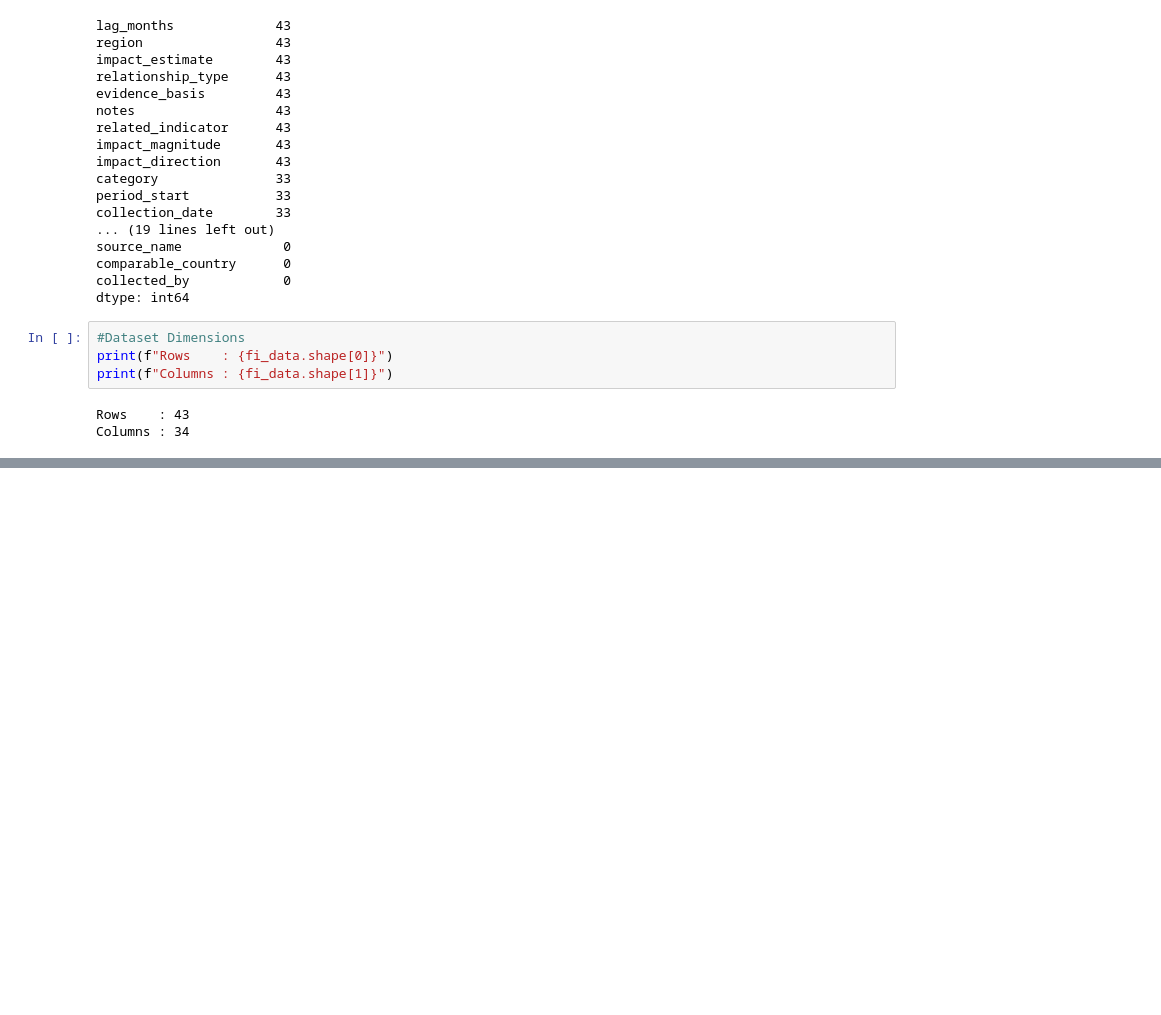
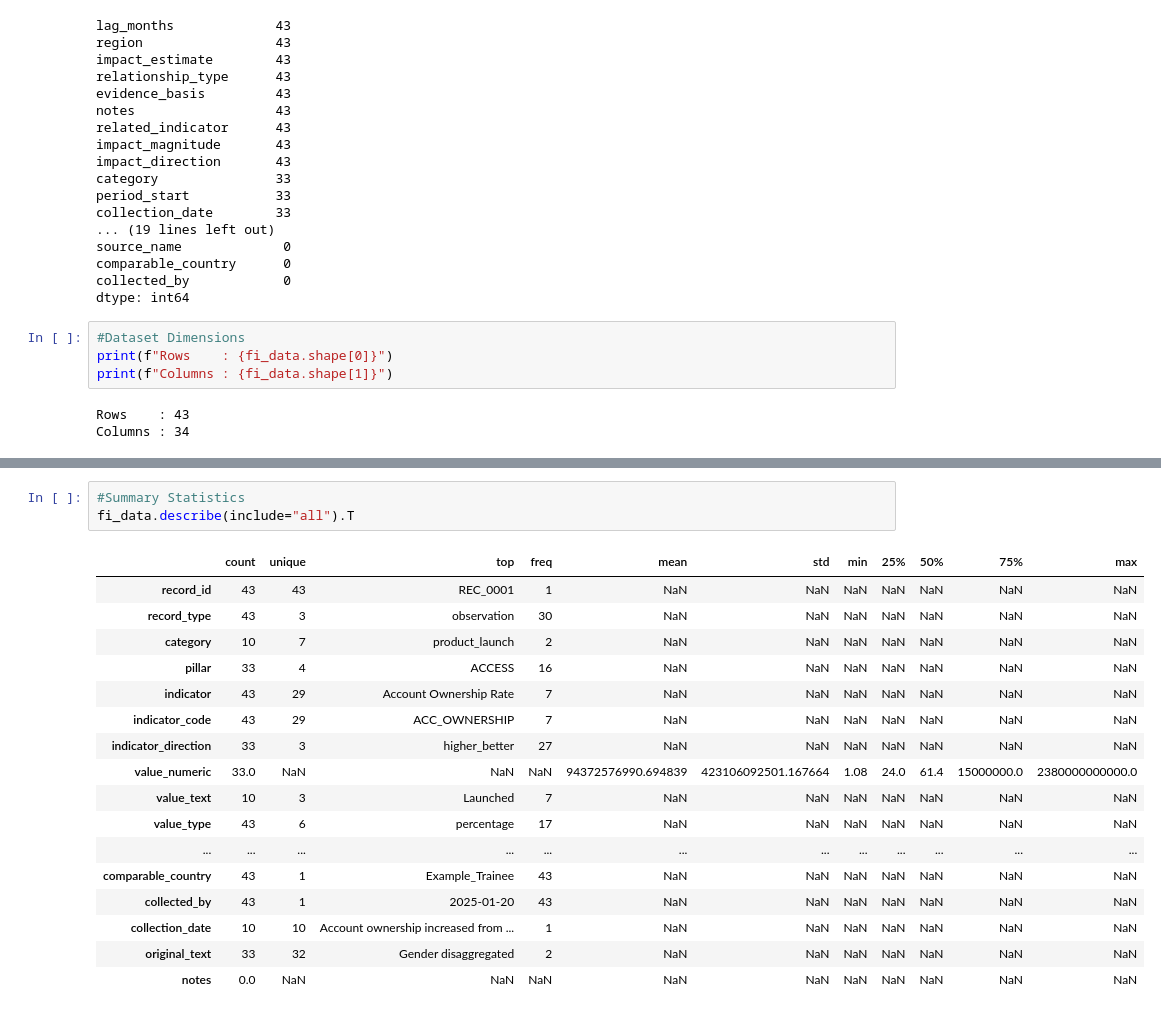
Before and after one commit to senayemekdes/ethiopia-fi-forecast, a Jupyter notebook: ethiopia-fi-forecast/notebooks/task_1_data_exploration.ipynb, the cells around one changed output, grey strips where cells are left out. Cells and saved outputs as stored; diff of their text form; blank space fills up the shorter version.

```diff
--- a/ethiopia-fi-forecast/notebooks/task_1_data_exploration.ipynb
+++ b/ethiopia-fi-forecast/notebooks/task_1_data_exploration.ipynb
@@ -139,0 +176,21 @@ Columns : 34
+# %%
+#Summary Statistics
+fi_data.describe(include="all").T
+# %% [output]
+|  | count | unique | top | freq | mean | std | min | 25% | 50% | 75% | max |
+| record_id | 43 | 43 | REC_0001 | 1 | NaN | NaN | NaN | NaN | NaN | NaN | NaN |
+| record_type | 43 | 3 | observation | 30 | NaN | NaN | NaN | NaN | NaN | NaN | NaN |
+| category | 10 | 7 | product_launch | 2 | NaN | NaN | NaN | NaN | NaN | NaN | NaN |
+| pillar | 33 | 4 | ACCESS | 16 | NaN | NaN | NaN | NaN | NaN | NaN | NaN |
+| indicator | 43 | 29 | Account Ownership Rate | 7 | NaN | NaN | NaN | NaN | NaN | NaN | NaN |
+| indicator_code | 43 | 29 | ACC_OWNERSHIP | 7 | NaN | NaN | NaN | NaN | NaN | NaN | NaN |
+| indicator_direction | 33 | 3 | higher_better | 27 | NaN | NaN | NaN | NaN | NaN | NaN | NaN |
+| value_numeric | 33.0 | NaN | NaN | NaN | 94372576990.694839 | 423106092501.167664 | 1.08 | 24.0 | 61.4 | 15000000.0 | 2380000000000.0 |
+| value_text | 10 | 3 | Launched | 7 | NaN | NaN | NaN | NaN | NaN | NaN | NaN |
+| value_type | 43 | 6 | percentage | 17 | NaN | NaN | NaN | NaN | NaN | NaN | NaN |
+| ... | ... | ... | ... | ... | ... | ... | ... | ... | ... | ... | ... |
+| comparable_country | 43 | 1 | Example_Trainee | 43 | NaN | NaN | NaN | NaN | NaN | NaN | NaN |
+| collected_by | 43 | 1 | 2025-01-20 | 43 | NaN | NaN | NaN | NaN | NaN | NaN | NaN |
+| collection_date | 10 | 10 | Account ownership increased from ... | 1 | NaN | NaN | NaN | NaN | NaN | NaN | NaN |
+| original_text | 33 | 32 | Gender disaggregated | 2 | NaN | NaN | NaN | NaN | NaN | NaN | NaN |
+| notes | 0.0 | NaN | NaN | NaN | NaN | NaN | NaN | NaN | NaN | NaN | NaN |
```
Also changed, not shown: parts of 19 cells of this notebook, 3 other files.
